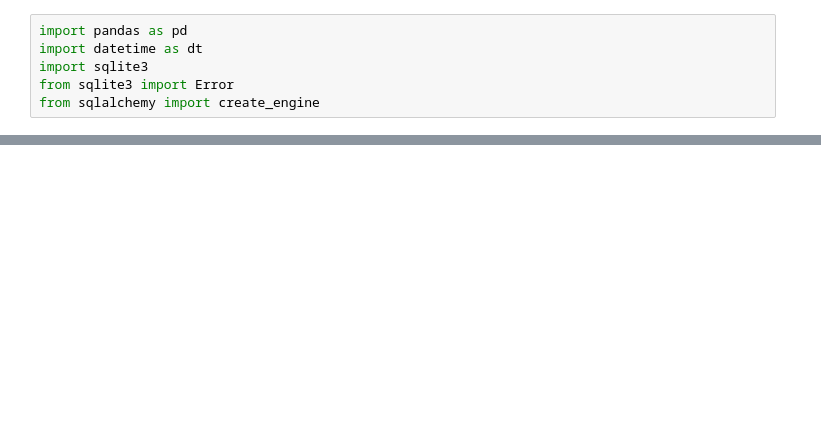
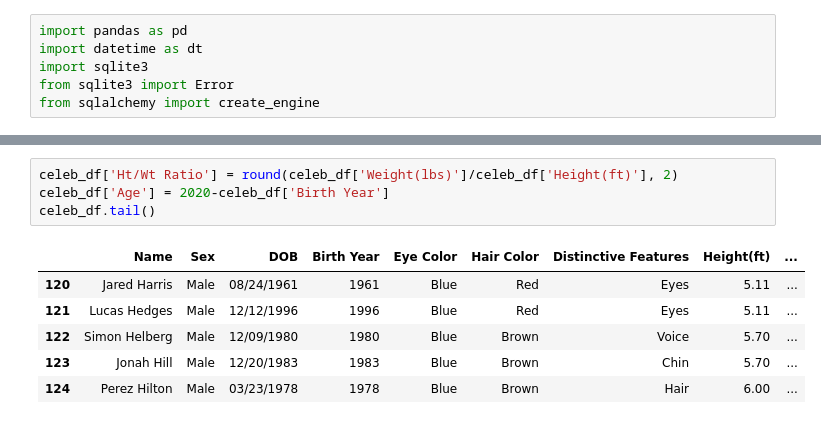
Before and after one commit to gotar1/are_you_hot, a Jupyter notebook: notebooks/data_analysis.ipynb, the cells around one changed output, grey strips where cells are left out. Drawn from its saved outputs; the diff is of its cells as text; blank space fills up the shorter version.

```diff
--- a/notebooks/data_analysis.ipynb
+++ b/notebooks/data_analysis.ipynb
@@ -1280 +1895,12 @@ celeb_df.head()
+# %%
+celeb_df['Ht/Wt Ratio'] = round(celeb_df['Weight(lbs)']/celeb_df['Height(ft)'], 2)
+celeb_df['Age'] = 2020-celeb_df['Birth Year']
+celeb_df.tail()
+# %% [output]
+|  | Name | Sex | DOB | Birth Year | Eye Color | Hair Color | Distinctive Features | Height(ft) | ... |
+| 120 | Jared Harris | Male | 08/24/1961 | 1961 | Blue | Red | Eyes | 5.11 | ... |
+| 121 | Lucas Hedges | Male | 12/12/1996 | 1996 | Blue | Red | Eyes | 5.11 | ... |
+| 122 | Simon Helberg | Male | 12/09/1980 | 1980 | Blue | Brown | Voice | 5.70 | ... |
+| 123 | Jonah Hill | Male | 12/20/1983 | 1983 | Blue | Brown | Chin | 5.70 | ... |
+| 124 | Perez Hilton | Male | 03/23/1978 | 1978 | Blue | Brown | Hair | 6.00 | ... |
 # %%
```
Also changed, not shown: parts of 5 cells of this notebook, 5 other files.
